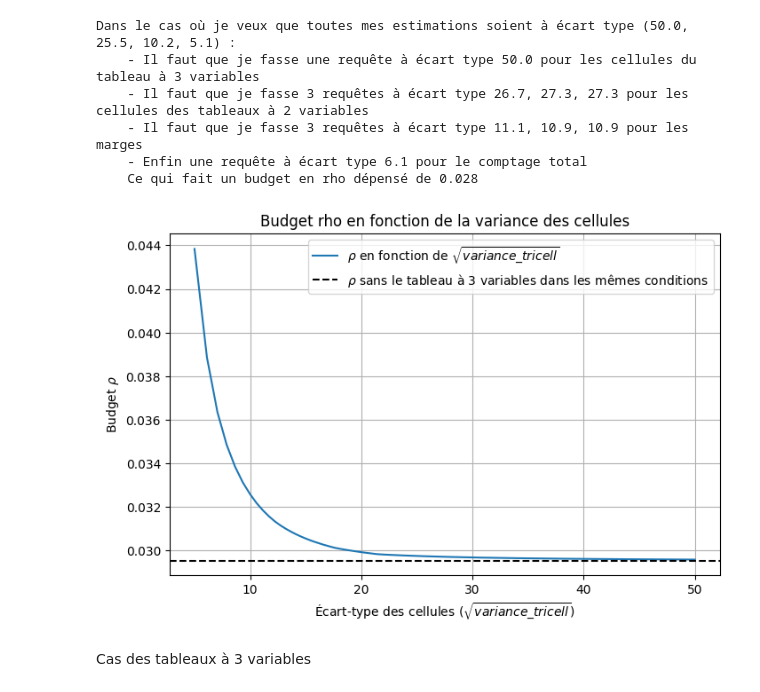
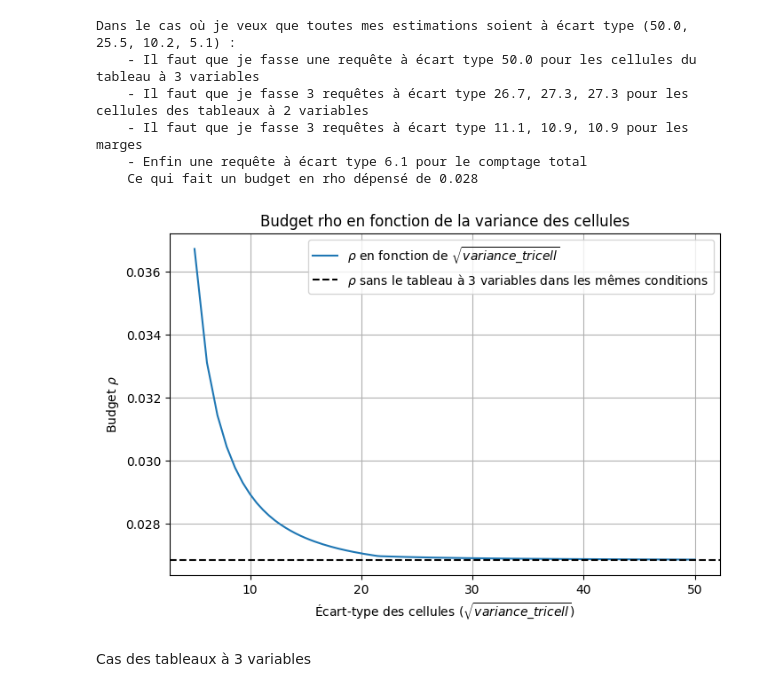
Before and after one commit to InseeFrLab/diff-privacy-OpenDP, a Jupyter notebook: marge.ipynb, the cells around one changed output. Drawn from its saved outputs; the diff is of its cells as text; code cells hidden in the pictures.

```diff
--- a/marge.ipynb
+++ b/marge.ipynb
@@ -1159,7 +1159,7 @@ from itertools import combinations
 import math
 
 def calcul_rho_deux_deux(variance_cell=25.5**2, variance_marge_var=10.2**2, variance_marge_tot=5.1**2):
-    nb_modalite = [3, 2, 6]
+    nb_modalite = [2, 2, 2]
     nb_var = len(nb_modalite)
 
     variance_req_marge_var = []
@@ -1216,7 +1216,7 @@ def calcul_rho_deux_deux(variance_cell=25.5**2, variance_marge_var=10.2**2, vari
     return rho
 
 def calcul_rho_trois_trois(variance_tricell=50**2, variance_cell=25.5**2, variance_marge_var=10.2**2, variance_marge_tot=5.1**2):
-    nb_modalite = [3, 2, 6]
+    nb_modalite = [2, 2, 2]
     nb_var = 3
 
     variance_req_cellule = []
@@ -1263,34 +1263,34 @@ def calcul_rho_trois_trois(variance_tricell=50**2, variance_cell=25.5**2, varian
 
     if (1 / variance_marge_tot - somme_inverse_var_tot_tricell - somme_inverse_var_tot_cell - somme_inverse_var_tot_marge) <= 0:
         variance_req_marge_tot = 0
     else:
         variance_req_marge_tot = 1 / (1 / variance_marge_tot - somme_inverse_var_tot_tricell - somme_inverse_var_tot_cell - somme_inverse_var_tot_marge)
 
     rho = 1 / (2 * variance_tricell)
     rho += sum(1 / (2 * variance) for variance in variance_req_cellule if variance > 0)
     rho += sum(1 / (2 * variance) for variance in variance_req_marge_var if variance > 0)
     if variance_req_marge_tot > 0:
         rho += 1 / (2 * variance_req_marge_tot)
 
     return rho
 
 
 # Vecteur de variances_cell à tester (par exemple de 1^2 à 50^2)
 variances_tricell_test = np.linspace(5**2, 50**2, 200)
 
 rhos = [calcul_rho_trois_trois(v, variance_cell=30.5**2) for v in variances_tricell_test]
 
 plt.figure(figsize=(8,5))
 plt.plot(np.sqrt(variances_tricell_test), rhos, label=r"$\rho$ en fonction de $\sqrt{variance\_tricell}$")
 plt.axhline(calcul_rho_deux_deux(variance_cell=30.5**2), color="black", linestyle='--', label=r"$\rho$ sans le tableau à 3 variables dans les mêmes conditions")
 plt.xlabel(r"Écart-type des cellules ($\sqrt{variance\_tricell}$)")
 plt.ylabel(r"Budget $\rho$")
 plt.title("Budget rho en fonction de la variance des cellules")
 plt.grid(True)
 plt.legend()
 plt.show()
 # %% [output]
-[figure, old version]
+[figure, new version]
 # %% [markdown]
 Cas des tableaux à 3 variables
 # %%
```
Also changed, not shown: 3 other files.
